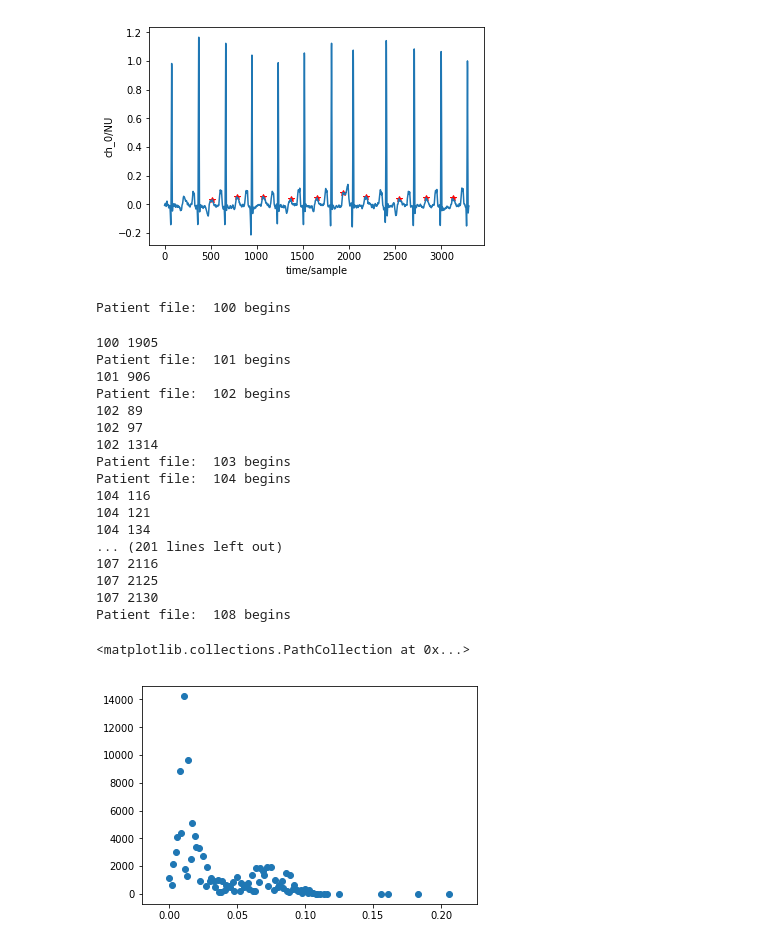
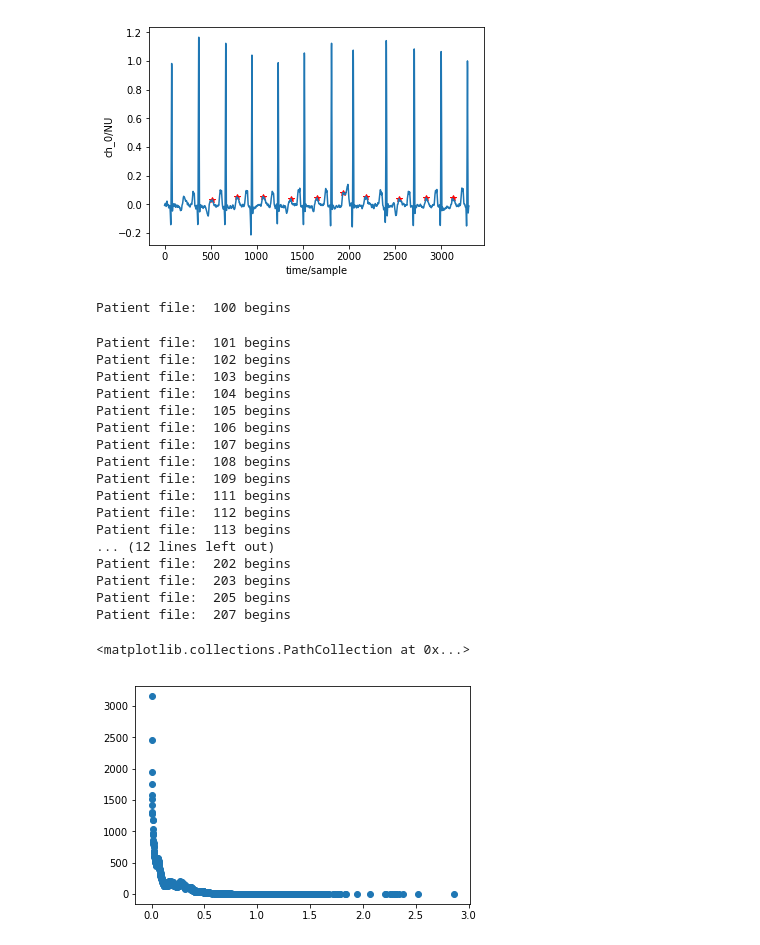
Before and after one commit to nimch681/ECGdataAnalysis, a Jupyter notebook: tests.ipynb, the cells around one changed output. Saved outputs shown, nothing was run; the diff lists cells and outputs as text; code cells hidden in the pictures.

```diff
--- a/tests.ipynb
+++ b/tests.ipynb
@@ -53,3 +53,6 @@ start segmenting MLII.
 Finished segmenting MLII.
 Segmenting record 234 completes.
 Segmenting beats complete
+# %%
+for i in range(0,len(mitdb.patient_records)):
+    print(mitdb.patient_records[i].filename, i)
@@ -1016,25 +1039,25 @@ for patient in mitdb.patient_records:
     all_durations_q.extend(q_properties["durations"])
     all_durations_s.extend(s_properties["durations"])
     for i in range(0, len(q_properties["height"])):
-        if(q_properties["height"][i] == 0):
-            print(patient.filename, i )
+        if(q_properties["height"][i] > 1 and q_properties["height"][i] < 3):
+            #print(patient.filename, q_properties["peaks"][i] )
             min_height.append(q_properties["height"][i])
 # %% [output]
 Patient file:  100 begins
-100 1905
 Patient file:  101 begins
-101 906
 Patient file:  102 begins
-102 89
-102 97
-102 1314
 Patient file:  103 begins
 Patient file:  104 begins
-104 116
-104 121
-104 134
-... (201 lines left out)
-107 2116
-107 2125
-107 2130
+Patient file:  105 begins
+Patient file:  106 begins
+Patient file:  107 begins
 Patient file:  108 begins
+Patient file:  109 begins
+Patient file:  111 begins
+Patient file:  112 begins
+Patient file:  113 begins
+... (12 lines left out)
+Patient file:  202 begins
+Patient file:  203 begins
+Patient file:  205 begins
+Patient file:  207 begins
@@ -1044,6 +1064,6 @@ print(len(time), temp_point, origin_to_new_point(start_point,s_points[count]), s
 # %%
-x ,y  = np.unique(all_durations_q, return_counts=True) # counting occurrence of each loan
+x ,y  = np.unique(all_height_q, return_counts=True) # counting occurrence of each loan
 plt.scatter(x,y)
 # %% [output]
 <matplotlib.collections.PathCollection at 0x...>
-[figure, old version]
+[figure, new version]
```
Also changed, not shown: parts of 13 cells of this notebook, 1 other file.
